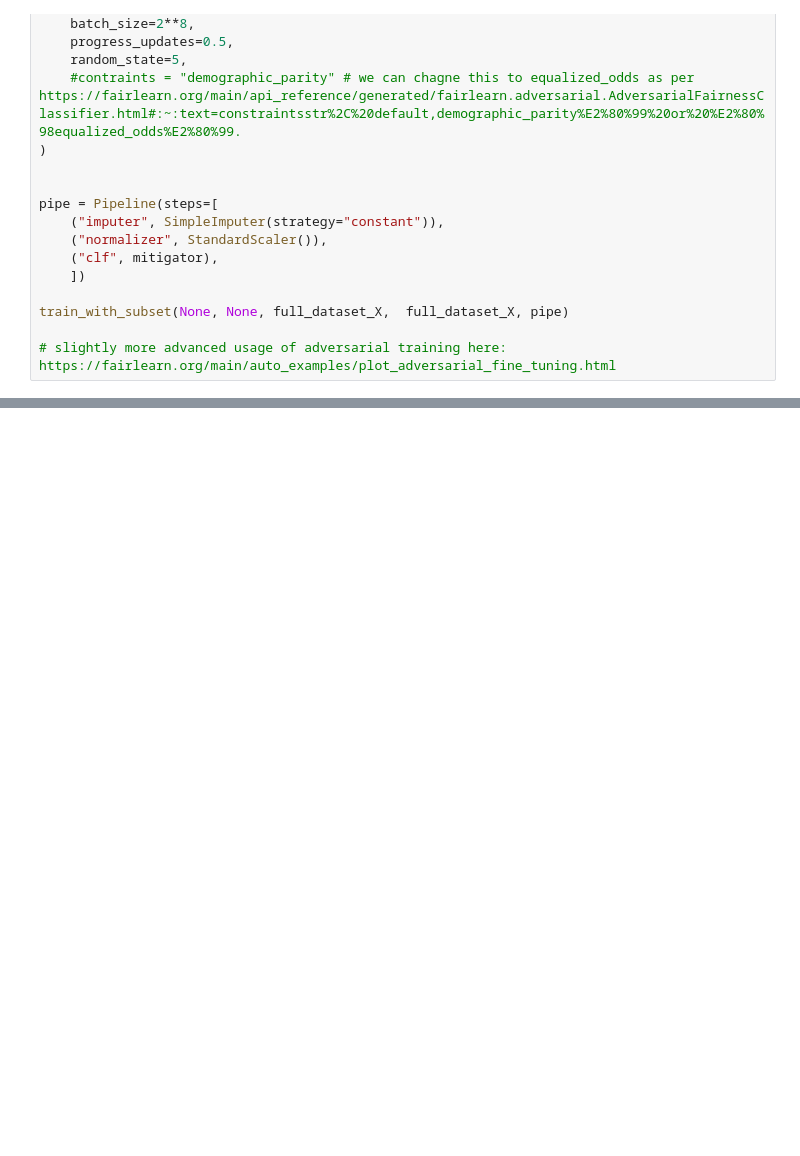
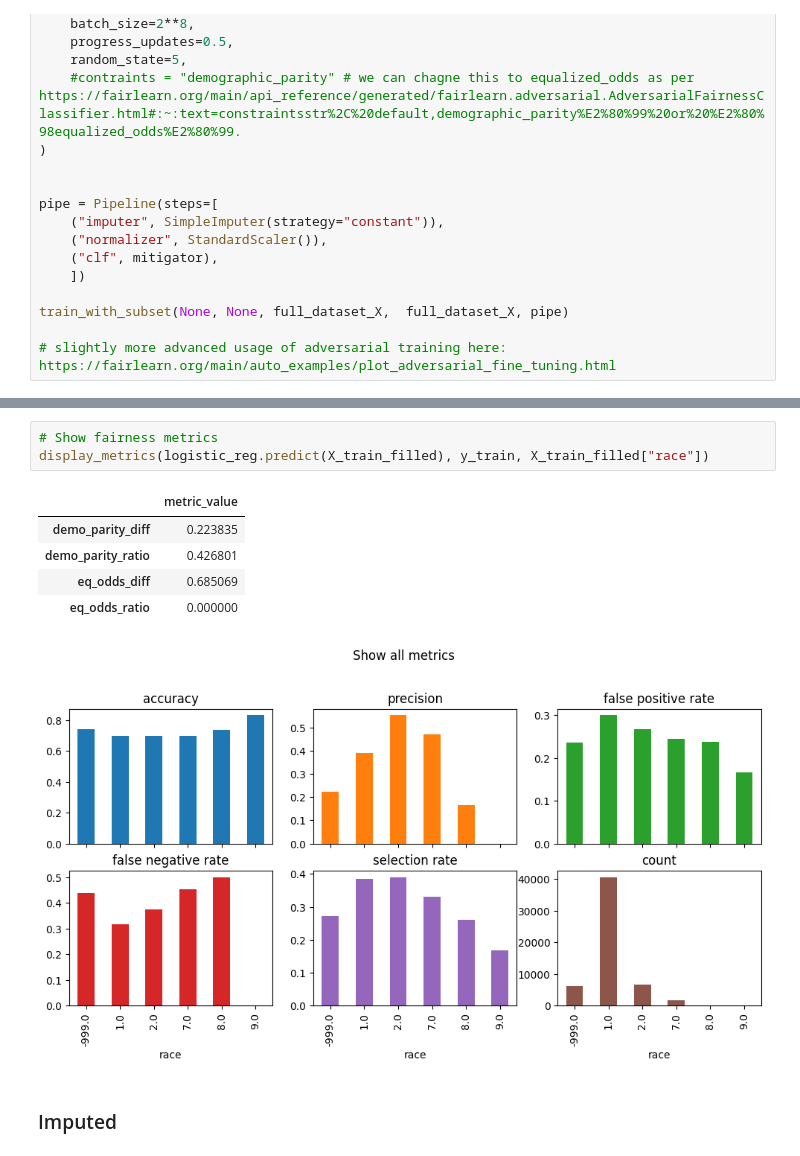
Before and after one commit to szeng7/hrs-mortality, a Jupyter notebook: experiment.ipynb, the cells around one changed output, grey strips where cells are left out. Saved outputs shown, nothing was run; the diff lists cells and outputs as text; blank space fills up the shorter version.

```diff
--- a/experiment.ipynb
+++ b/experiment.ipynb
@@ -169,0 +296,12 @@ train_with_subset(None, None, full_dataset_X,  full_dataset_X, pipe)
+# %%
+# Show fairness metrics
+display_metrics(logistic_reg.predict(X_train_filled), y_train, X_train_filled["race"])
+# %% [output]
+|  | metric_value |
+| demo_parity_diff | 0.223835 |
+| demo_parity_ratio | 0.426801 |
+| eq_odds_diff | 0.685069 |
+| eq_odds_ratio | 0.000000 |
+[figure, added]
+# %% [markdown]
+### Imputed
```
Also changed, not shown: parts of 24 cells of this notebook, 3 other files.
